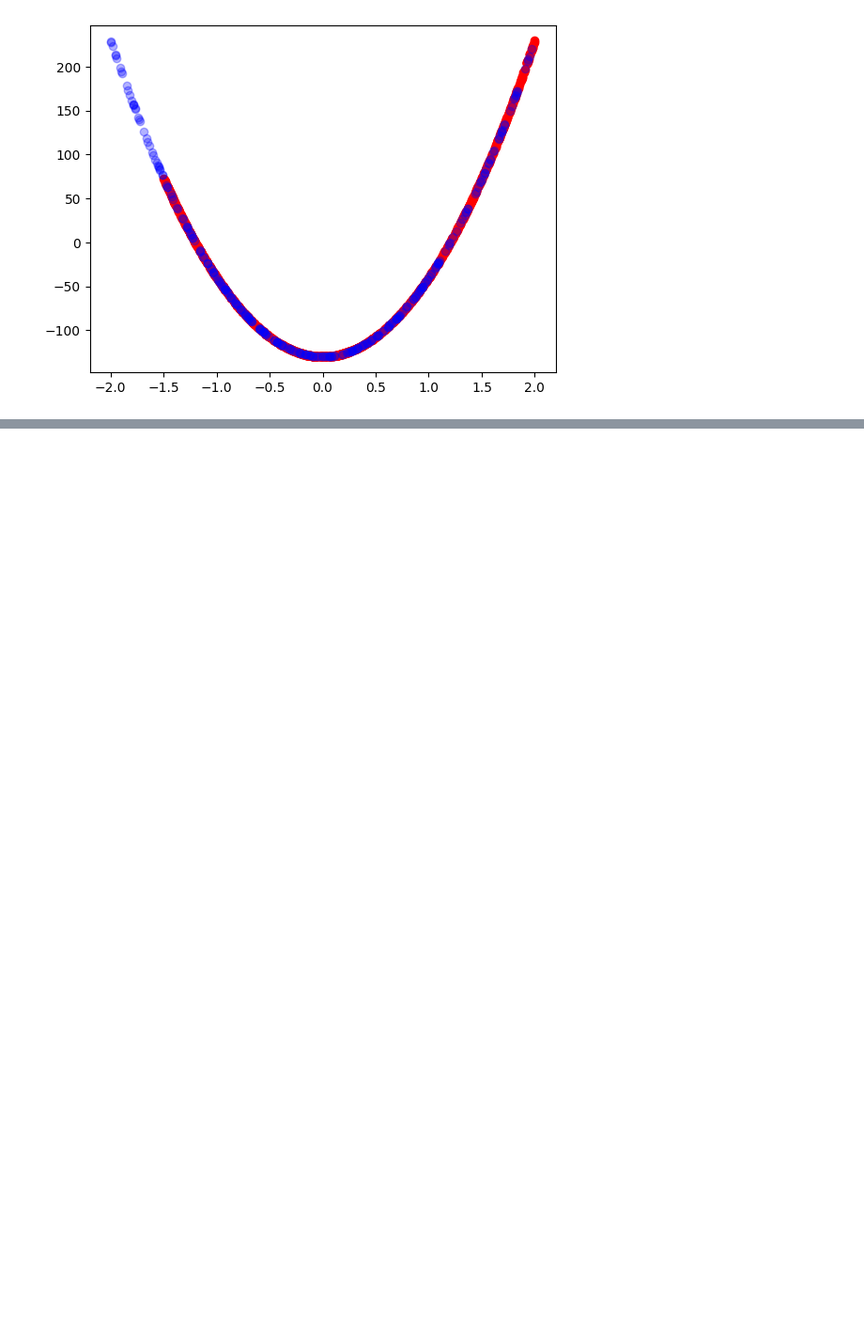
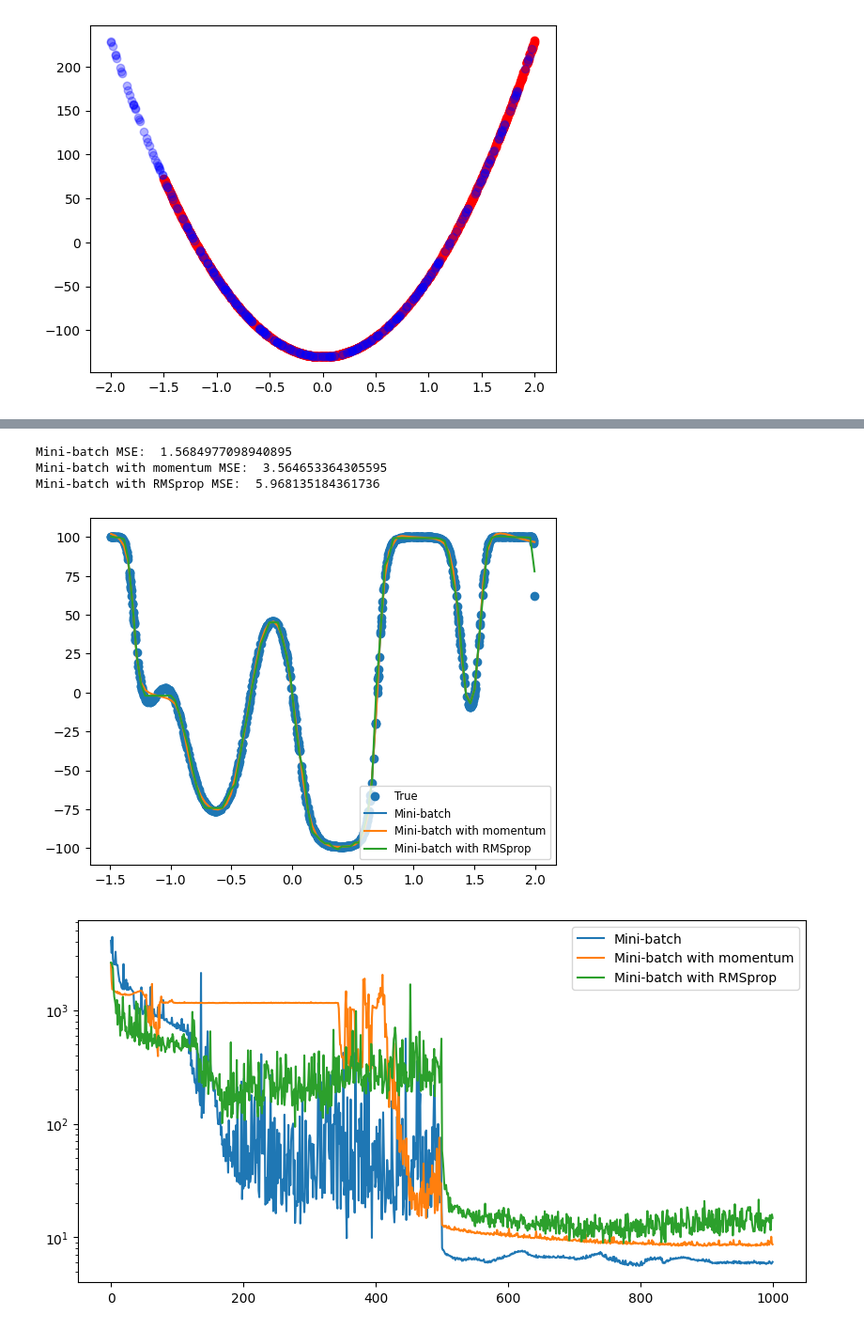
Before and after one commit to wojcikbart/NeuralNetworks, a Jupyter notebook: nn3/nn3.ipynb, the cells around one changed output, grey strips where cells are left out. Shown at 94% size. Cells and saved outputs as stored; diff of their text form; code cells hidden in the pictures; blank space fills up the shorter version.

```diff
--- a/nn3/nn3.ipynb
+++ b/nn3/nn3.ipynb
@@ -180,0 +304,7 @@ MSE for mini-batch:  475.18706817576293
+# %%
+nn_multimodal_momentum = NeuralNetwork(X_multimodal_train, y_multimodal_train, [1, 32, 64, 32, 1], activation_fun='sigmoid')
+
+history_multimodal_momentum = nn_multimodal_momentum.train(learning_rate=0.01, epochs=int(500), validation_data=(X_multimodal_test, y_multimodal_test),
+                                                        mini_batch=True, batch_size=100, momentum=0.7, stop_condition=1, report_interval=10)
+history_multimodal_momentum = nn_multimodal_momentum.train(learning_rate=0.001, epochs=int(500), validation_data=(X_multimodal_test, y_multimodal_test),
+                                                        mini_batch=True, batch_size=100, momentum=0.7, stop_condition=1, report_interval=10)
@@ -180,0 +329,7 @@ MSE for mini-batch:  475.18706817576293
+# %%
+nn_multimodal_rmsprop = NeuralNetwork(X_multimodal_train, y_multimodal_train, [1, 50, 100, 50, 1], activation_fun='sigmoid')
+
+history_multimodal_rmsprop = nn_multimodal_rmsprop.train(learning_rate=0.1, epochs=int(500), validation_data=(X_multimodal_test, y_multimodal_test),
+                                                        mini_batch=True, batch_size=100, optimization='rmsprop', stop_condition=1, report_interval=10)
+history_multimodal_rmsprop = nn_multimodal_rmsprop.train(learning_rate=0.01, epochs=int(500), validation_data=(X_multimodal_test, y_multimodal_test),
+                                                        mini_batch=True, batch_size=100, optimization='rmsprop', stop_condition=1, report_interval=10)
@@ -180,0 +354,32 @@ MSE for mini-batch:  475.18706817576293
+# %%
+y_pred_batch = nn_multimodal_batch.predict(X_multimodal_test)
+y_pred_momentum = nn_multimodal_momentum.predict(X_multimodal_test)
+y_pred_rmsprop = nn_multimodal_rmsprop.predict(X_multimodal_test)
+
+print("Mini-batch MSE: ", np.mean((y_multimodal_test - y_pred_batch) ** 2))
+print("Mini-batch with momentum MSE: ", np.mean((y_multimodal_test - y_pred_momentum) ** 2))
+print("Mini-batch with RMSprop MSE: ", np.mean((y_multimodal_test - y_pred_rmsprop) ** 2))
+
+x = np.linspace(min(X_multimodal_test), max(X_multimodal_test), 100).reshape(-1, 1)
+
+plt.scatter(X_multimodal_test, y_multimodal_test, label="True")
+plt.plot(x, nn_multimodal_batch.predict(x), label="Mini-batch")
+plt.plot(x, nn_multimodal_momentum.predict(x), label="Mini-batch with momentum")
+plt.plot(x, nn_multimodal_rmsprop.predict(x), label="Mini-batch with RMSprop")
+plt.legend(loc='lower right', fontsize='small')
+plt.show()
+
+# loss history plot
+plt.figure(figsize=(10, 5))
+plt.plot(history_multimodal_batch, label='Mini-batch')
+plt.plot(history_multimodal_momentum, label='Mini-batch with momentum')
+plt.plot(history_multimodal_rmsprop, label='Mini-batch with RMSprop')
+plt.yscale('log')
+plt.legend()
+plt.show()
+# %% [output]
+Mini-batch MSE:  1.5684977098940895
+Mini-batch with momentum MSE:  3.564653364305595
+Mini-batch with RMSprop MSE:  5.968135184361736
+[figure, added]
+[figure, added]
```
Also changed, not shown: parts of 14 cells of this notebook, 1 other file.
